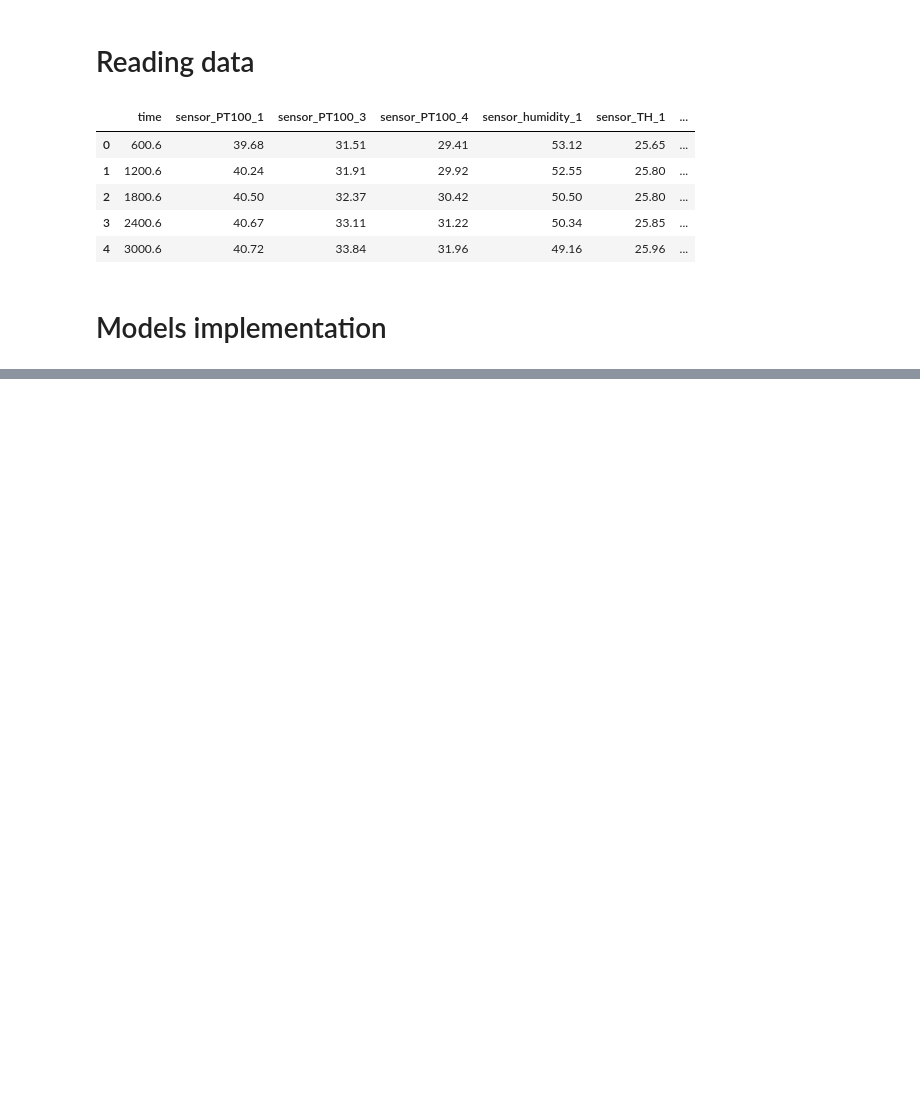
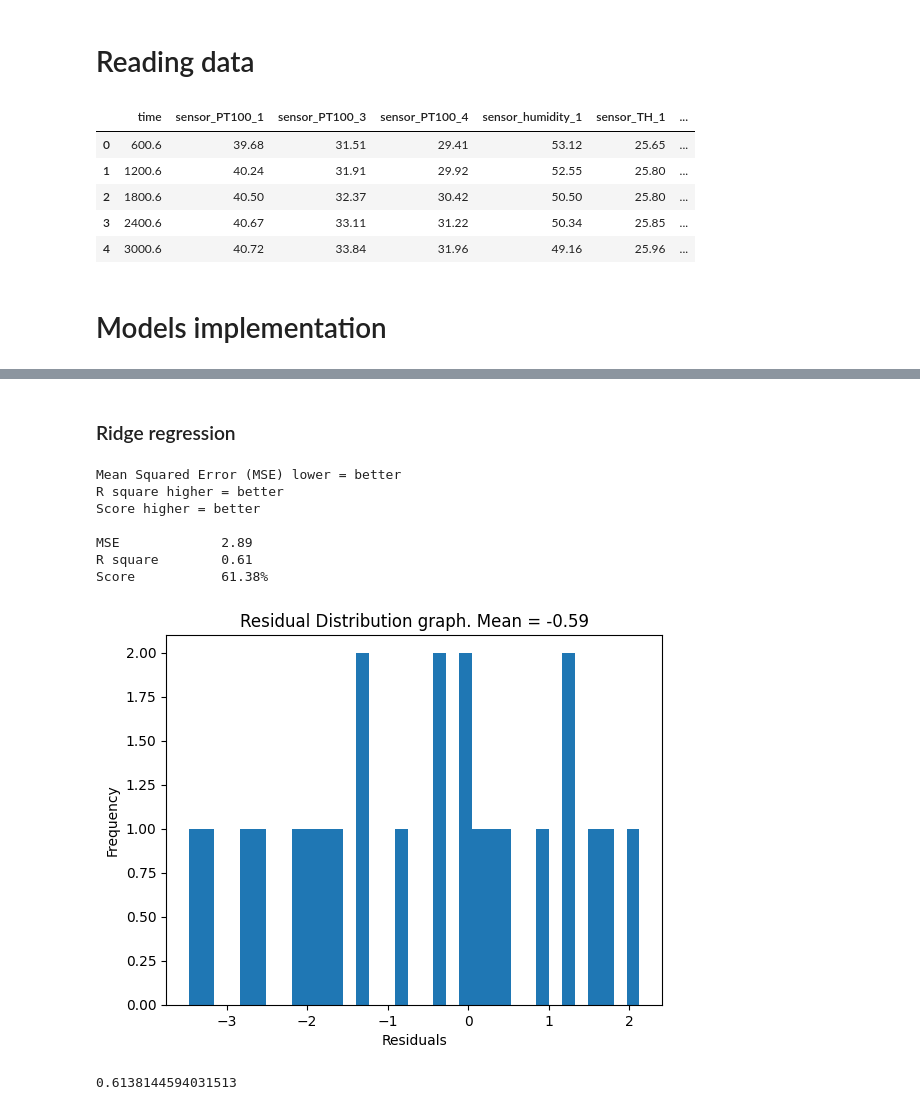
Before and after one commit to Raphael-Marchetti-Calciolari/projects-tcc-imt-2023, a Jupyter notebook: scripts/models.ipynb, the cells around one changed output, grey strips where cells are left out. Drawn from its saved outputs; the diff is of its cells as text; code cells hidden in the pictures; blank space fills up the shorter version.

```diff
--- a/scripts/models.ipynb
+++ b/scripts/models.ipynb
@@ -53,0 +93,19 @@ def model_summary(y_true, X_for_pred, model):
+# %% [markdown]
+### Ridge regression
+# %%
+from sklearn import linear_model
+
+model = linear_model.Ridge()
+model.fit(X_train, y_train)
+
+model_summary(y_test, X_test, model)
+# %% [output]
+Mean Squared Error (MSE) lower = better
+R square higher = better
+Score higher = better
+
+MSE             2.89
+R square        0.61
+Score           61.38%
+[figure, added]
+0.6138144594031513
```
Also changed, not shown: parts of 41 cells of this notebook, 1 other file.
